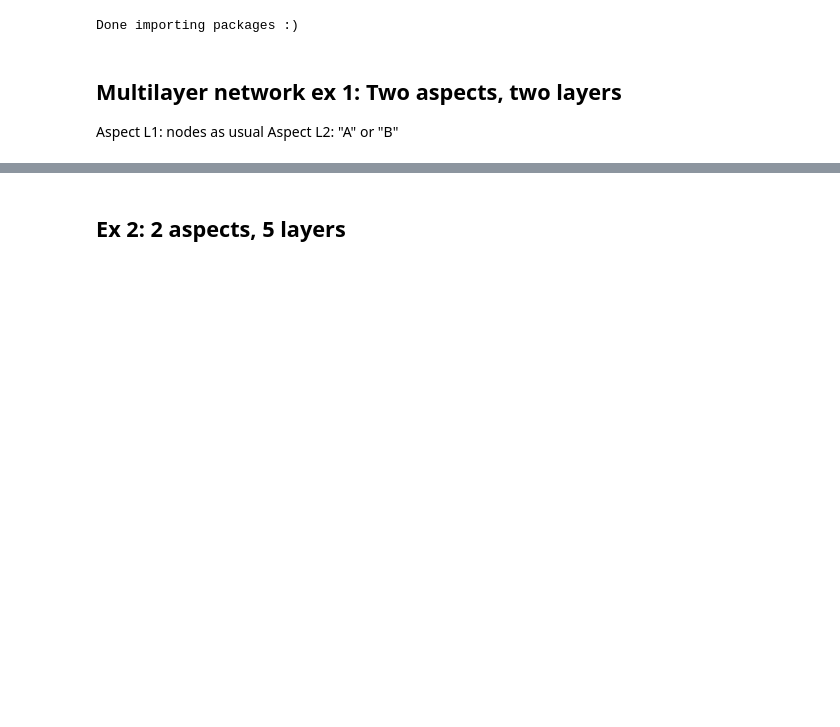
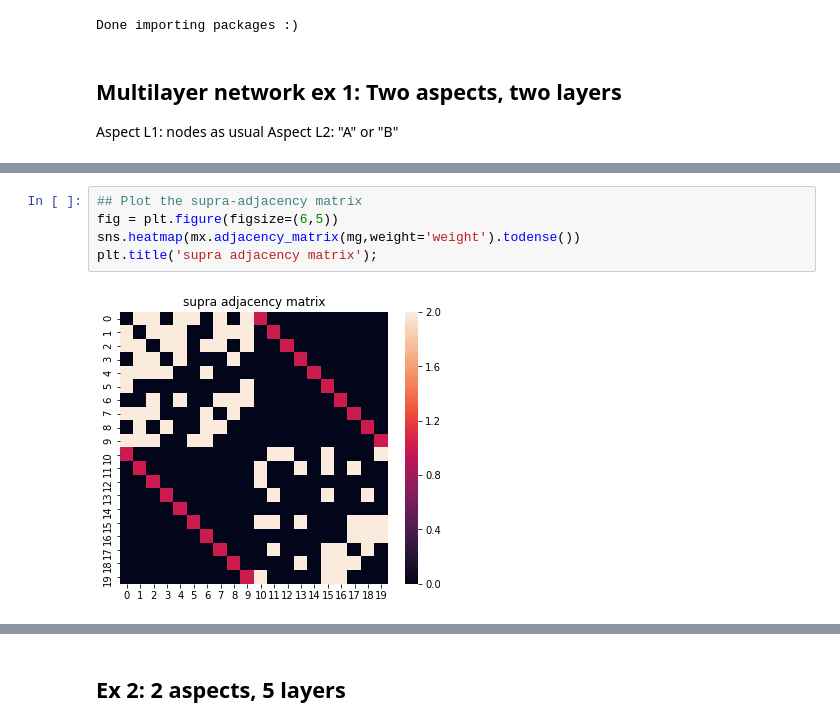
Before and after one commit to asizemore/multilayer_network_examples, a Jupyter notebook: slide_figures.ipynb, the cells around one changed output, grey strips where cells are left out. Saved outputs shown, nothing was run; the diff lists cells and outputs as text; blank space fills up the shorter version.

```diff
--- a/slide_figures.ipynb
+++ b/slide_figures.ipynb
@@ -43,3 +46,10 @@ mg = mx.MultilayerGraph(list_of_layers=[g1,g2],
 mg.set_edges_weights(intra_layer_edges_weight=2,
                      inter_layer_edges_weight=1)
+# %%
+## Plot the supra-adjacency matrix
+fig = plt.figure(figsize=(6,5))
+sns.heatmap(mx.adjacency_matrix(mg,weight='weight').todense())
+plt.title('supra adjacency matrix');
+# %% [output]
+[figure, added]
 # %%
```
Also changed, not shown: parts of 12 cells of this notebook, 5 other files.
